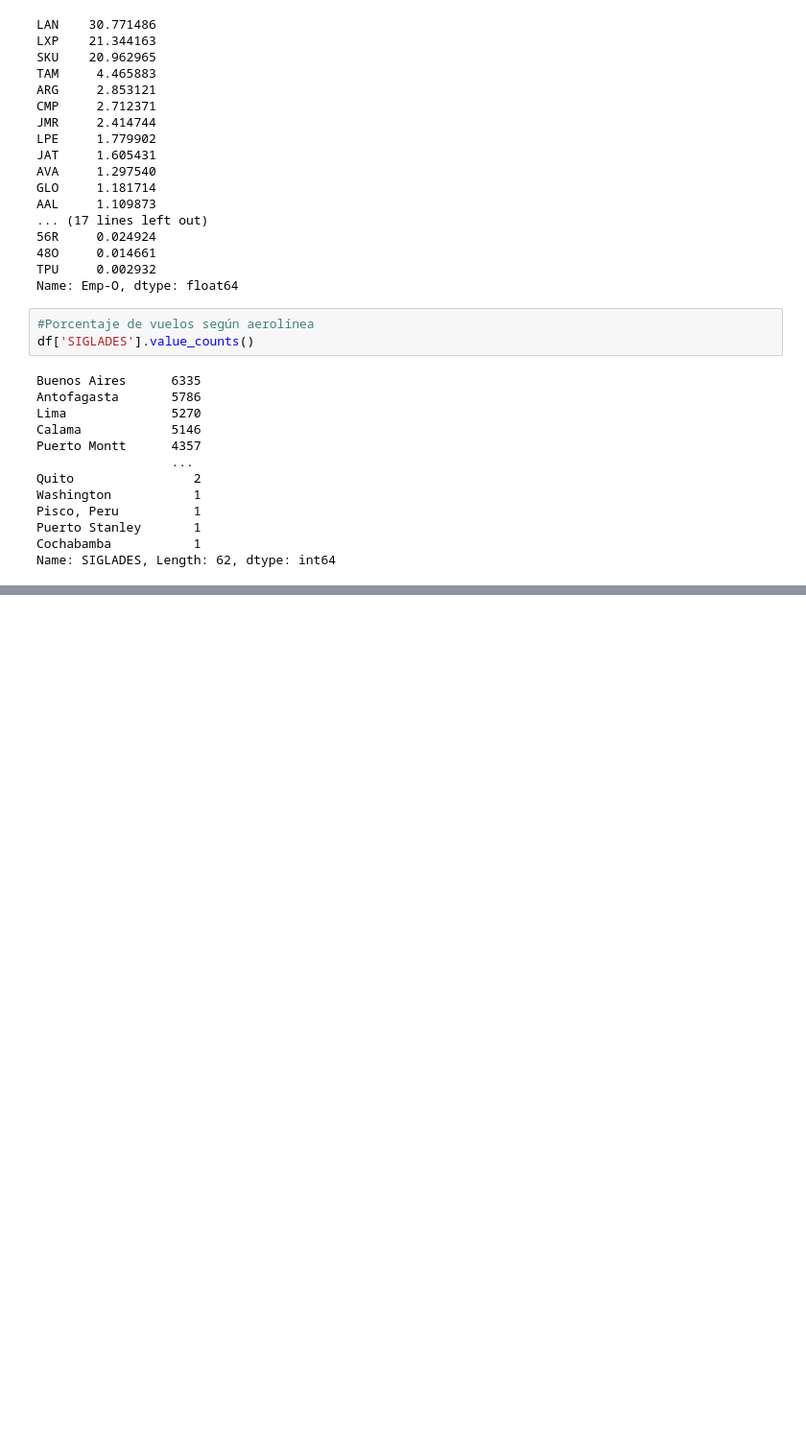
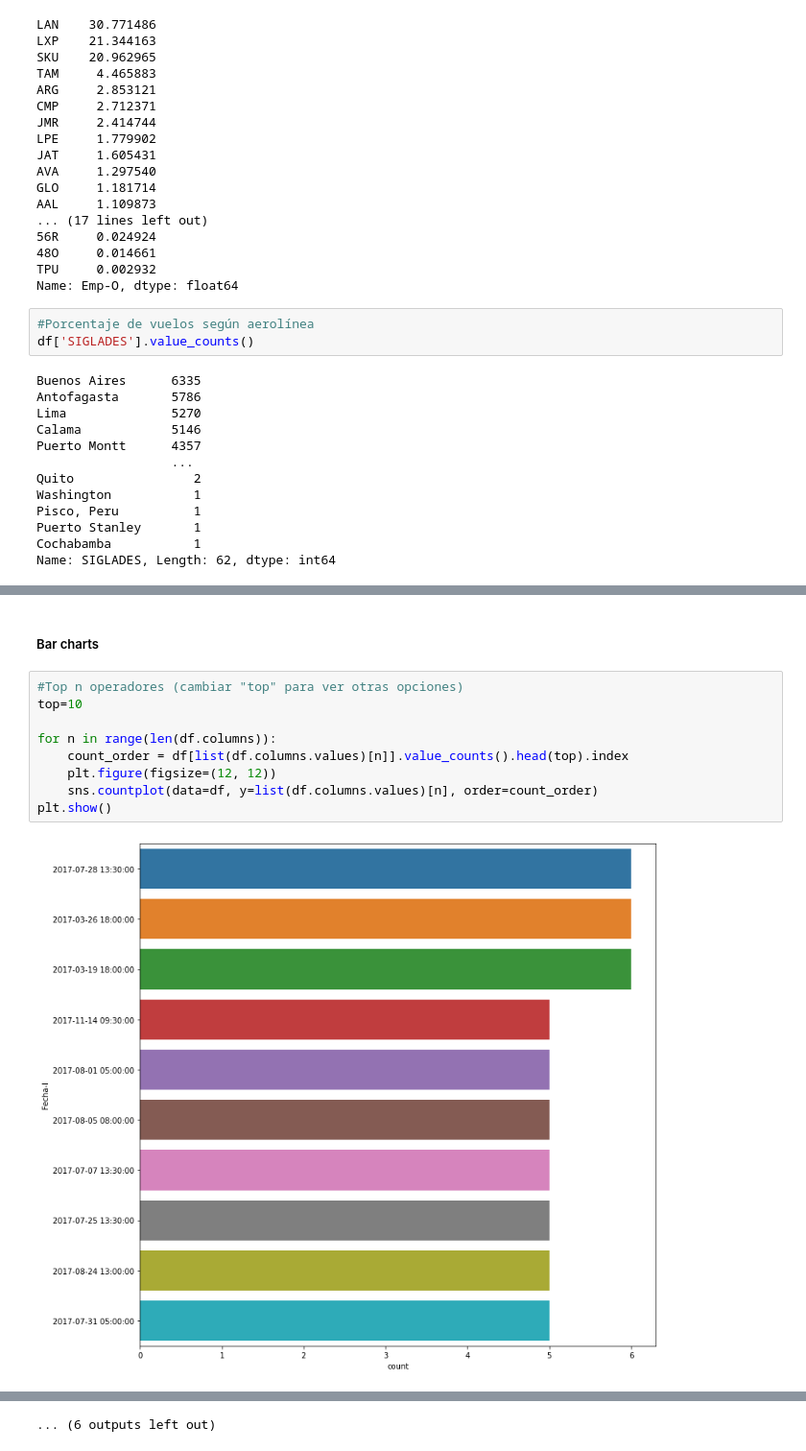
Before and after one commit to andrewgmercader/DSChallengeLATAM, a Jupyter notebook: solution.ipynb, the cells around one changed output, grey strips where cells are left out. Shown at 96% size. Drawn from its saved outputs; the diff is of its cells as text; blank space fills up the shorter version.

```diff
--- a/solution.ipynb
+++ b/solution.ipynb
@@ -140,0 +216,13 @@ Name: SIGLADES, Length: 62, dtype: int64
+# %% [markdown]
+##### Bar charts
+# %%
+#Top n operadores (cambiar "top" para ver otras opciones)
+top=10
+
+for n in range(len(df.columns)):
+    count_order = df[list(df.columns.values)[n]].value_counts().head(top).index
+    plt.figure(figsize=(12, 12))
+    sns.countplot(data=df, y=list(df.columns.values)[n], order=count_order)
+plt.show()
+# %% [output]
+[figure, added]
@@ -140,0 +240 @@ Name: SIGLADES, Length: 62, dtype: int64
+... (6 outputs left out)
```
Also changed, not shown: parts of 11 cells of this notebook.
